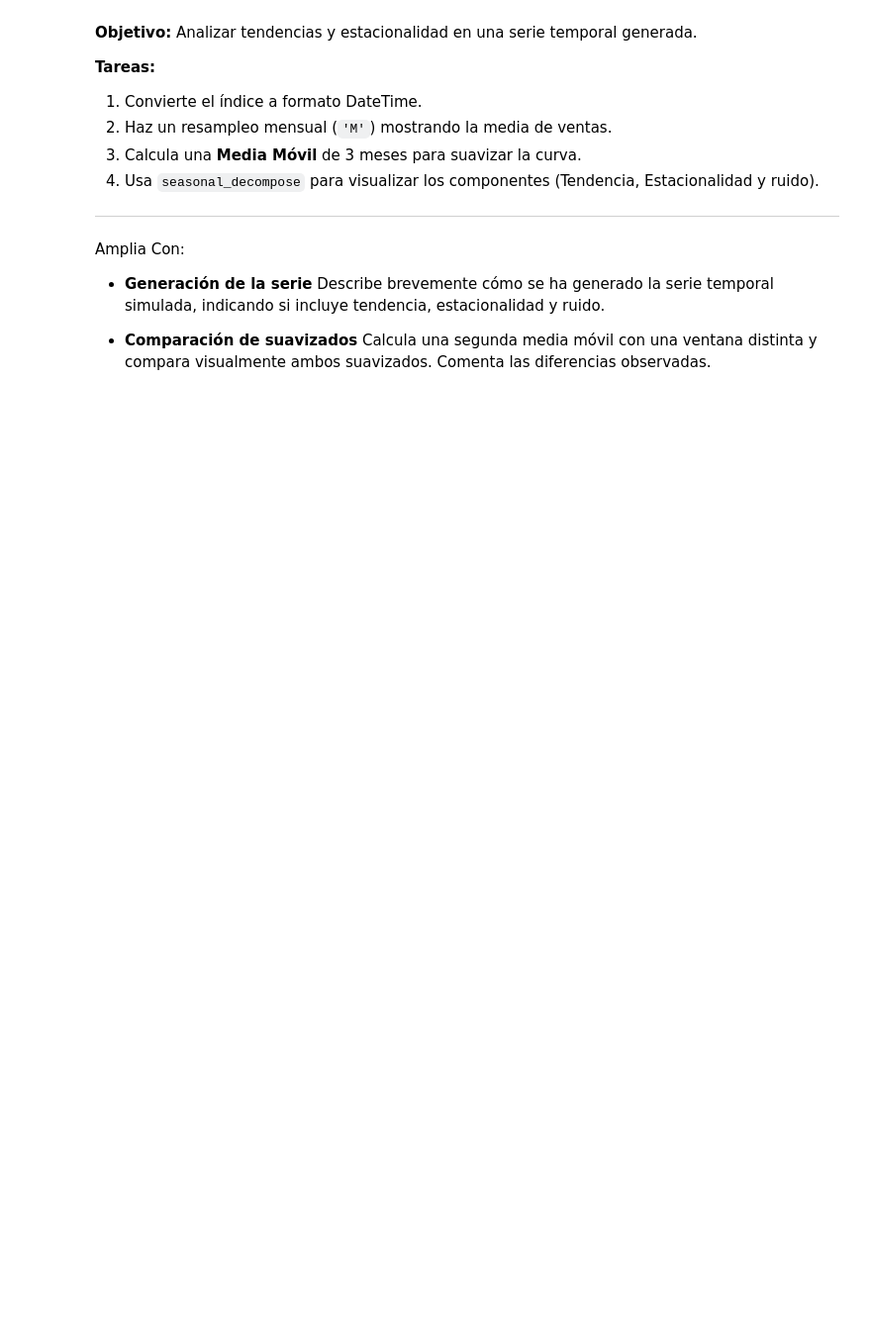
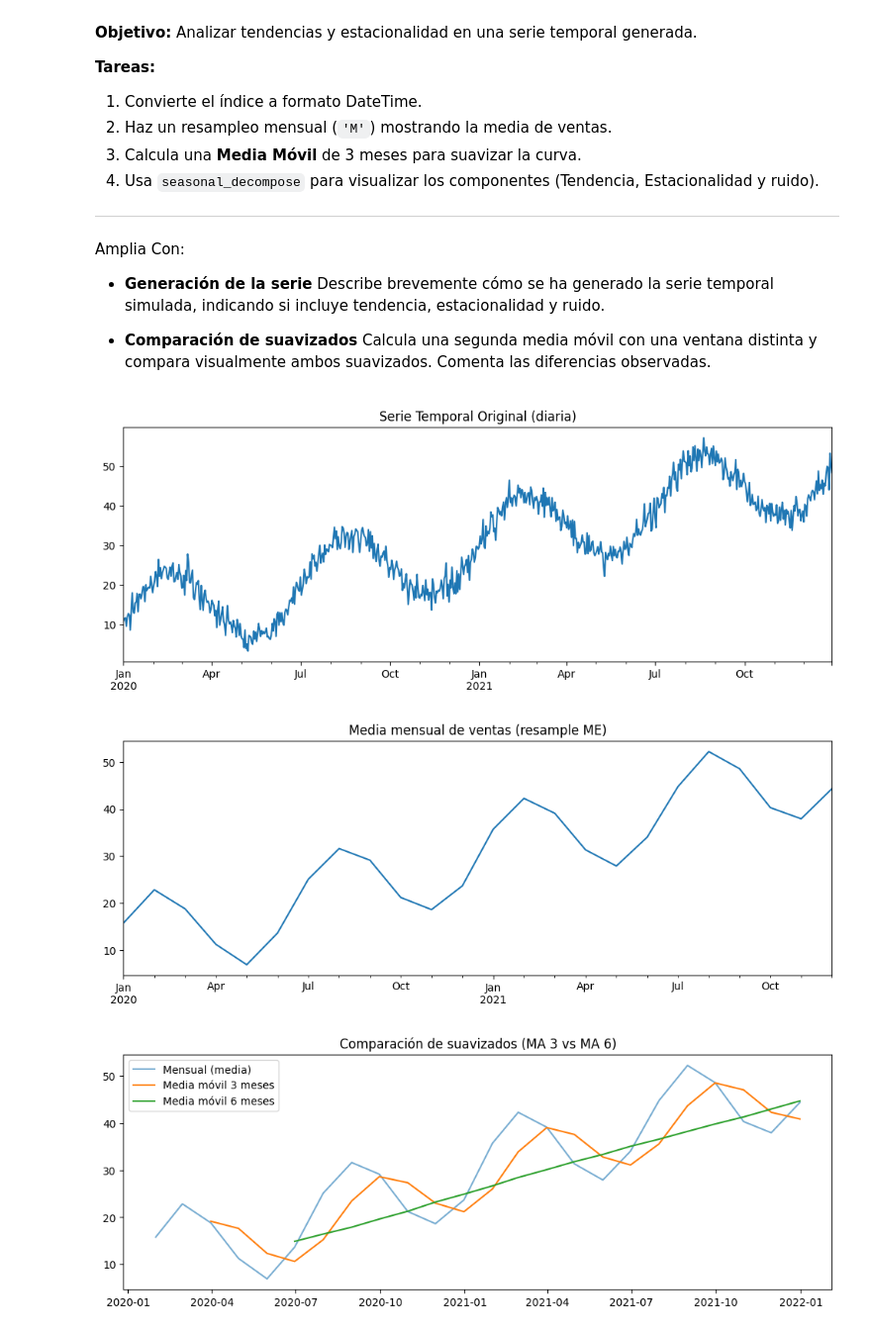
Before and after one commit to Jorge-Vilavella/ProyectoEstadistica, a Jupyter notebook: PracticaEstadistica__Vilavella_Cano_Jorge_.ipynb, the cells around one changed output. Shown at 99% size. Saved outputs shown, nothing was run; the diff lists cells and outputs as text; code cells hidden in the pictures; blank space fills up the shorter version.

```diff
--- a/PracticaEstadistica__Vilavella_Cano_Jorge_.ipynb
+++ b/PracticaEstadistica__Vilavella_Cano_Jorge_.ipynb
@@ -584,25 +738,45 @@ Amplia Con:
 # %%
 from statsmodels.tsa.seasonal import seasonal_decompose
 
 # --- NO TOCAR: GENERACIÓN DE DATOS TEMPORALES ---
 dates = pd.date_range(start='2020-01-01', periods=365*2, freq='D')
 values = np.linspace(10, 50, len(dates)) + 10 * np.sin(np.linspace(0, 3.14*8, len(dates))) + np.random.normal(0, 2, len(dates))
 ts_df = pd.DataFrame({'Sales': values}, index=dates)
 # -----------------------------------------------
 
-# TU CÓDIGO AQUÍ
 
-# 1. Plot inicial
-ts_df['Sales'].plot(title='Serie Temporal Original', figsize=(12,4))
+# 1) Plot inicial
+ts_df['Sales'].plot(title='Serie Temporal Original (diaria)', figsize=(12,4))
 plt.show()
 
-# 2. Resampleo Mensual
-monthly_sales = ...
+# 2) Resampleo mensual (media)  -> usa ME en tu pandas
+monthly_sales = ts_df['Sales'].resample('ME').mean()
+monthly_sales.plot(title='Media mensual de ventas (resample ME)', figsize=(12,4))
+plt.show()
 
-# 3. Media Móvil
-ts_df['Moving_Avg'] = ...
+# 3) Medias móviles (sobre mensual, para suavizar)
+ma_3 = monthly_sales.rolling(window=3).mean()
+ma_6 = monthly_sales.rolling(window=6).mean()
 
-# 4. Descomposición
-# result = seasonal_decompose(..., model='additive', period=...)
-# result.plot()
-# plt.show()
+plt.figure(figsize=(12,4))
+plt.plot(monthly_sales, label='Mensual (media)', alpha=0.6)
+plt.plot(ma_3, label='Media móvil 3 meses')
+plt.plot(ma_6, label='Media móvil 6 meses')
+plt.title('Comparación de suavizados (MA 3 vs MA 6)')
+plt.legend()
+plt.show()
+
+# 4) Descomposición estacional -> SOBRE LA SERIE DIARIA
+# period=365 para patrón anual en datos diarios
+result = seasonal_decompose(
+    ts_df['Sales'],
+    model='additive',
+    period=7,                 # estacionalidad semanal (más "dientes" como la captura)
+    extrapolate_trend='freq'  # evita tendencia cortada / rara
+)
+result.plot()
+plt.show()
+# %% [output]
+[figure, added]
+[figure, added]
+[figure, added]
```
Also changed, not shown: parts of 9 cells of this notebook.
